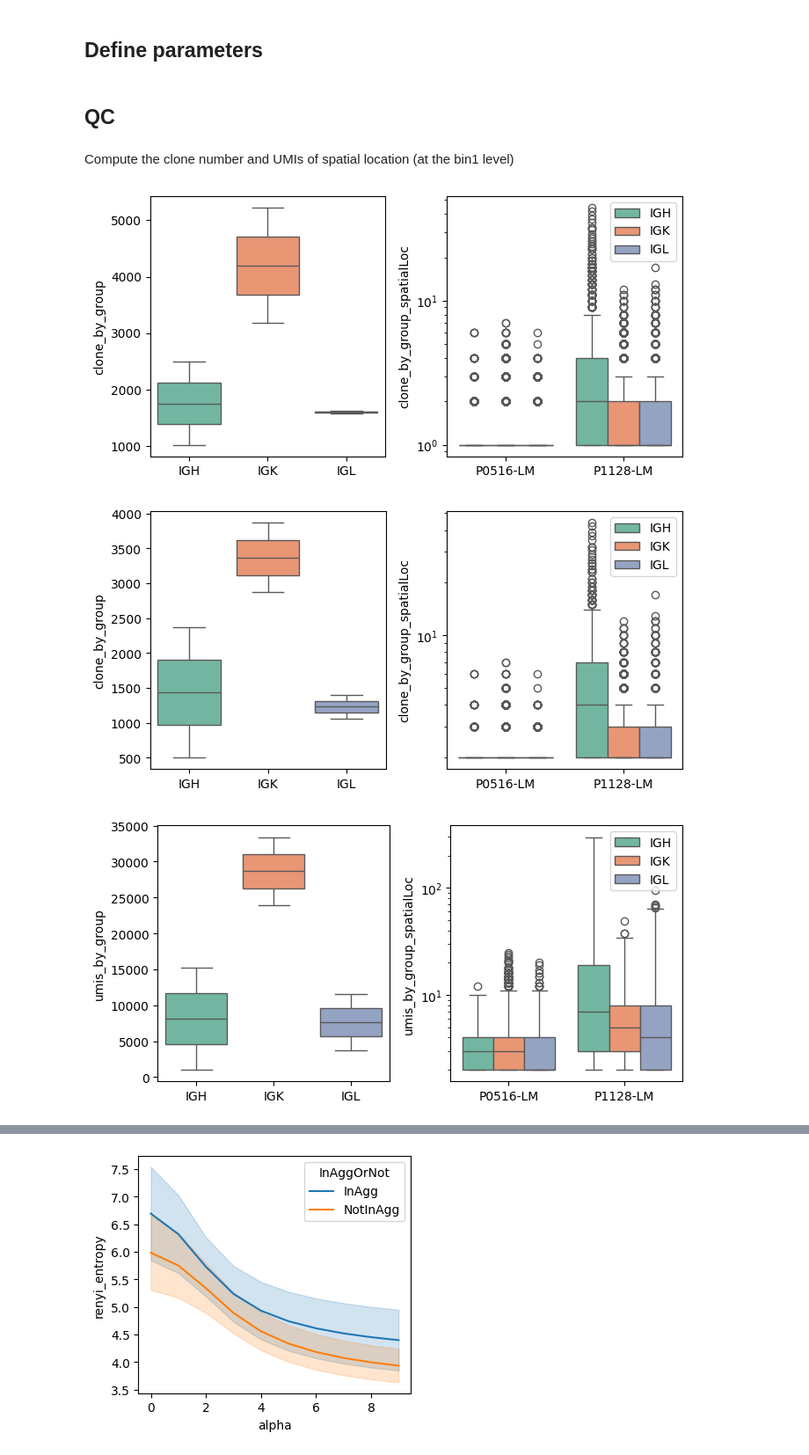
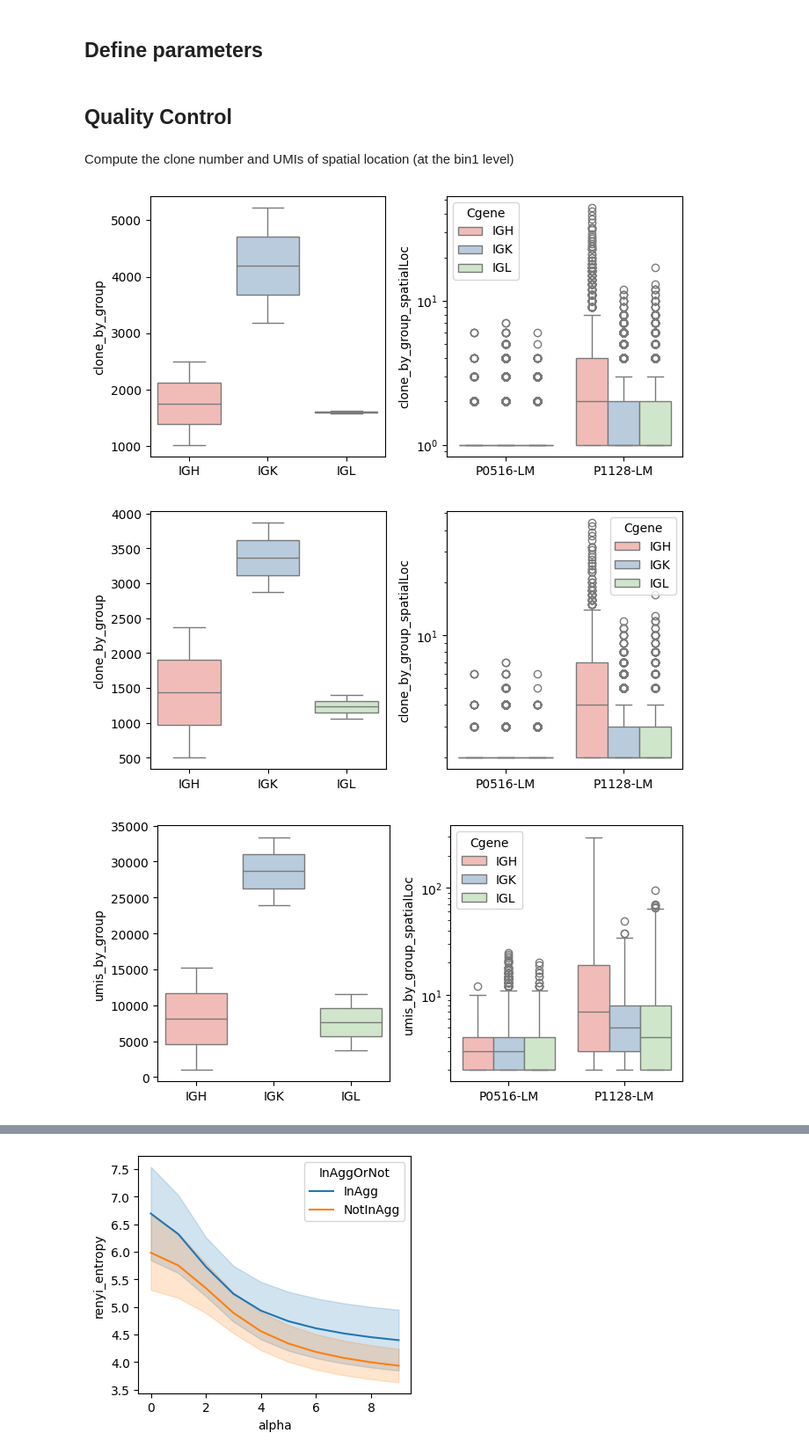
Before and after one commit to zenglab-pku/BAITS, a Jupyter notebook: docs/notebooks/st_VDJ_tutorial.ipynb, the cells around one changed output, grey strips where cells are left out. Shown at 88% size. Saved outputs shown, nothing was run; the diff lists cells and outputs as text; code cells hidden in the pictures.

```diff
--- a/docs/notebooks/st_VDJ_tutorial.ipynb
+++ b/docs/notebooks/st_VDJ_tutorial.ipynb
@@ -13,4 +15,4 @@ from scipy.stats import pearsonr
 # %% [markdown]
 ## Import files
 # %%
-bcr_loc_df = pd.read_csv('/home/zhaoyp/1.CRLM_XCR/0.github/docs/notebooks/data/bcr_rep_loc_twoSamples_sampled.tsv', sep='\t',index_col=0)
+bcr_loc_df = pd.read_csv('/home/zhaoyp/1.CRLM_XCR/BAITS/docs/data/bcr_rep_loc_sampled.tsv', sep='\t',index_col=0)
@@ -24,34 +29,34 @@ bcr_loc_df.head(n=2)
 ## Define parameters
 # %%
 
-sample_key = 'sample'
-Umi_key = 'bcUmi'
-clone_key = 'clone'
+sample_col = 'sample'
+Umi_col = 'bcUmi'
+clone_col = 'clone'
 cdr3nt_col = 'cdr3nt'
 
 Vgene_col = 'Vgene'
 Jgene_col = 'Jgene'
-Cgene_key = 'Cgene'
+Cgene_col = 'Cgene'
 
-loc_x_key = 'X'
-loc_y_key='Y'
+loc_x_col = 'X'
+loc_y_col='Y'
 # %% [markdown]
-## QC
+## Quality Control
 # %% [markdown]
 Compute the clone number and UMIs of spatial location (at the bin1 level)
 # %%
-bcr_loc_df = B_HIT.VDJ.tl.calculate_qc_clones( bcr_loc_df, sample_key, Cgene_key, clone_key, loc_x_key=loc_x_key, loc_y_key=loc_y_key, plot=True )
+bcr_loc_df = BAITS.VDJ.tl.calculate_qc_clones( bcr_loc_df, sample_col, Cgene_col, clone_col, loc_x_col=loc_x_col, loc_y_col=loc_y_col, plot=True )
 # %% [output]
-[figure, old version]
+[figure, new version]
 # %%
-bcr_loc_df = B_HIT.VDJ.tl.filter_clones_spatial(bcr_loc_df, 'clone_by_group_spatialLoc', min_clone_spatial=1)
-bcr_loc_df = B_HIT.VDJ.tl.calculate_qc_clones( bcr_loc_df, sample_key, Cgene_key, clone_key, plot=True )
+bcr_loc_df = BAITS.VDJ.tl.filter_clones_spatial(bcr_loc_df, 'clone_by_group_spatialLoc', min_clone_spatial=1)
+bcr_loc_df = BAITS.VDJ.tl.calculate_qc_clones( bcr_loc_df, sample_col, Cgene_col, clone_col, plot=True )
 # %% [output]
-[figure, old version]
+[figure, new version]
 # %%
-bcr_loc_df = B_HIT.VDJ.tl.calculate_qc_umis( bcr_loc_df, sample_key, Cgene_key, clone_key, plot=False )
+bcr_loc_df = BAITS.VDJ.tl.calculate_qc_umis( bcr_loc_df, sample_col, Cgene_col, clone_col, plot=False )
 
-bcr_loc_df = B_HIT.VDJ.tl.filter_umi_spatial(bcr_loc_df, 'umis_by_group_spatialLoc', min_umi_spatial=1)
-bcr_loc_df = B_HIT.VDJ.tl.calculate_qc_umis( bcr_loc_df, sample_key, Cgene_key, clone_key, plot=True )
+bcr_loc_df = BAITS.VDJ.tl.filter_umi_spatial(bcr_loc_df, 'umis_by_group_spatialLoc', min_umi_spatial=1)
+bcr_loc_df = BAITS.VDJ.tl.calculate_qc_umis( bcr_loc_df, sample_col, Cgene_col, clone_col, plot=True )
 # %% [output]
-[figure, old version]
+[figure, new version]
```
Also changed, not shown: parts of 35 cells of this notebook, 22 other files.
